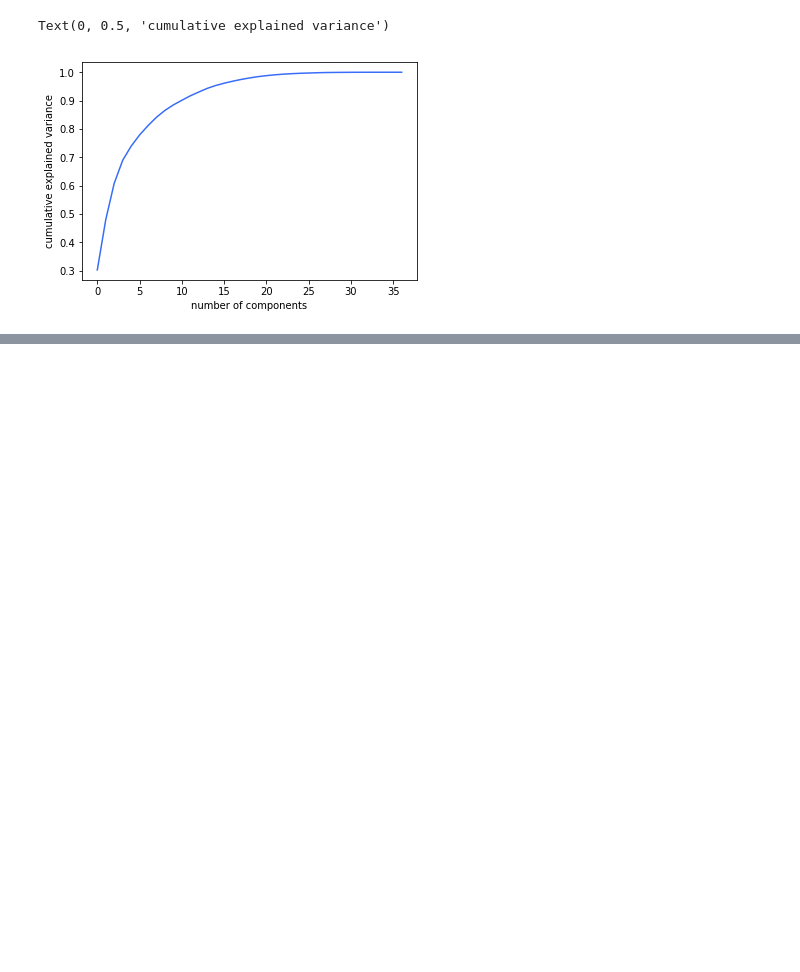
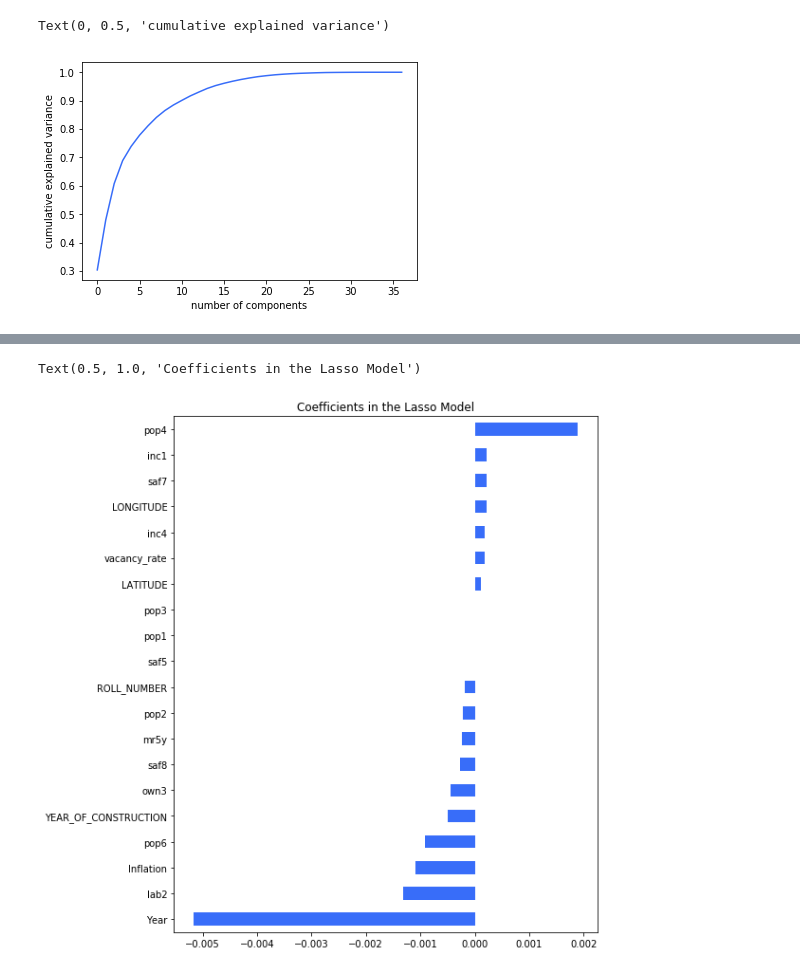
Before and after one commit to neha0812/PIMS-BCFSA, a Jupyter notebook: Dongying/Joint_EDA_Dongying.ipynb, the cells around one changed output, grey strips where cells are left out. Saved outputs shown, nothing was run; the diff lists cells and outputs as text; code cells hidden in the pictures; blank space fills up the shorter version.

```diff
--- a/Dongying/Joint_EDA_Dongying.ipynb
+++ b/Dongying/Joint_EDA_Dongying.ipynb
@@ -236,0 +283,10 @@ Text(0, 0.5, 'cumulative explained variance')
+# %%
+imp_coef = pd.concat([coef_lasso.sort_values().head(10),
+                     coef_lasso.sort_values().tail(10)])
+#imp_coef = pd.concat([coef_lasso.sort_values()])
+plt.rcParams['figure.figsize'] = (8.0, 10.0)
+imp_coef.plot(kind = "barh")
+plt.title("Coefficients in the Lasso Model")
+# %% [output]
+Text(0.5, 1.0, 'Coefficients in the Lasso Model')
+[figure, added]
```
Also changed, not shown: parts of 24 cells of this notebook.
